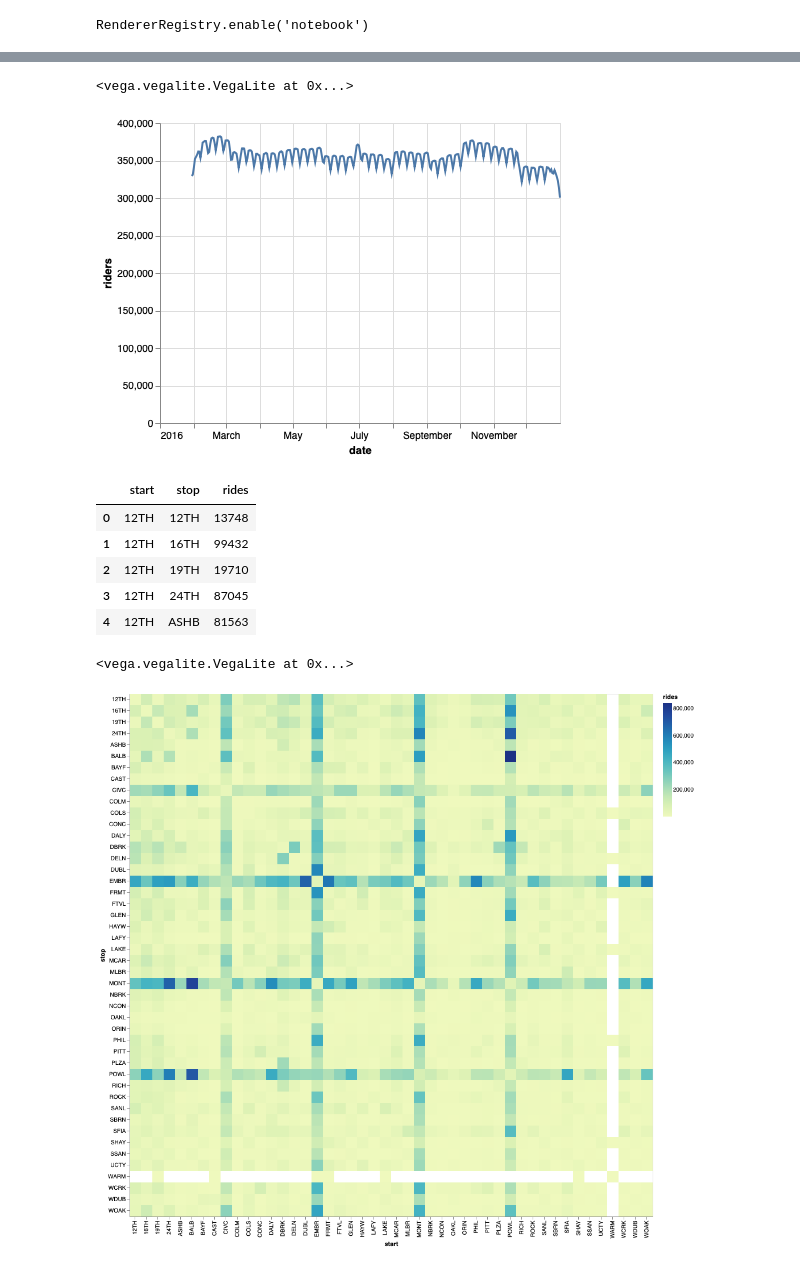
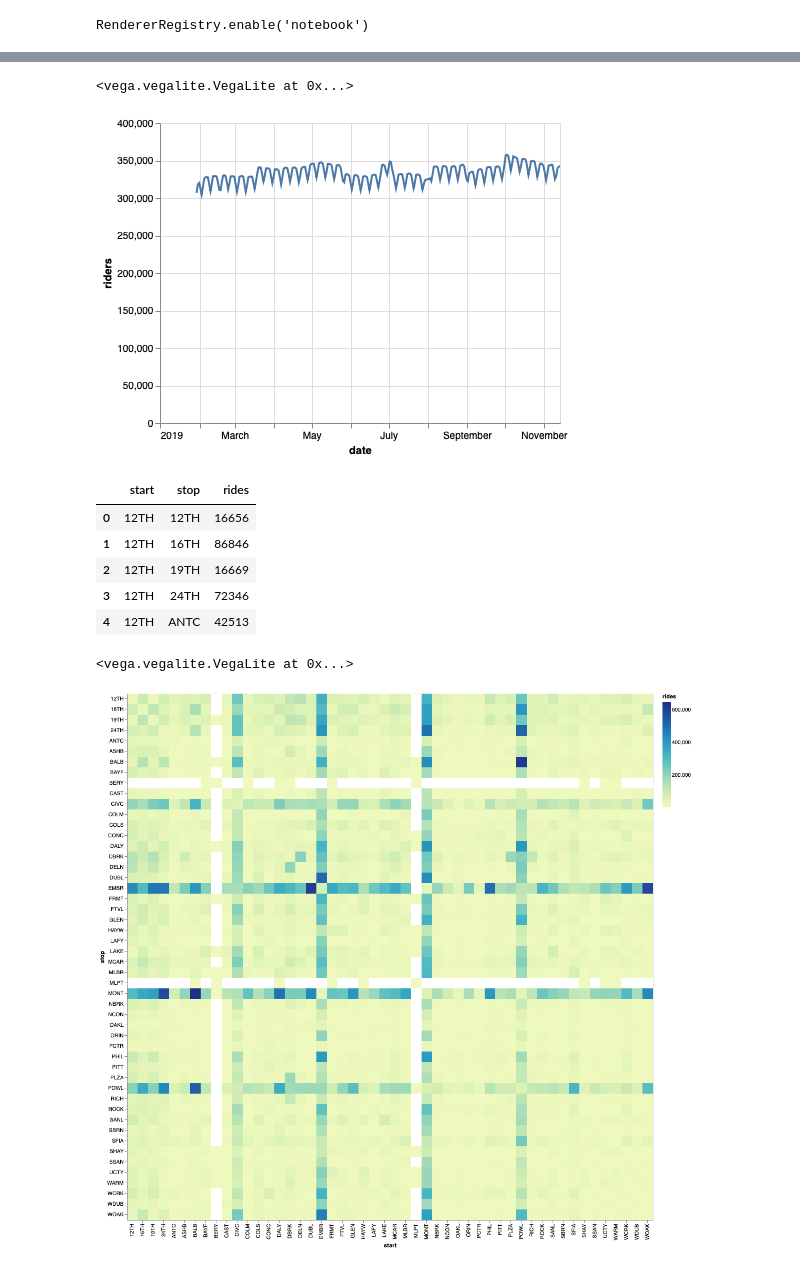
Before and after one commit to audy/bart-analysis, a Jupyter notebook: barts.ipynb, the cells around one changed output, grey strips where cells are left out. Cells and saved outputs as stored; diff of their text form; code cells hidden in the pictures.

```diff
--- a/barts.ipynb
+++ b/barts.ipynb
@@ -12,9 +17,18 @@ RendererRegistry.enable('notebook')
 # %%
 df = pd.concat(
     [
-        pd.read_csv('http://64.111.127.166/origin-destination/date-hour-soo-dest-2017.csv.gz', header=None),
-        pd.read_csv('http://64.111.127.166/origin-destination/date-hour-soo-dest-2018.csv.gz', header=None),
-        pd.read_csv('http://64.111.127.166/origin-destination/date-hour-soo-dest-2019.csv.gz', header=None)
+#         pd.read_csv(
+#             "http://64.111.127.166/origin-destination/date-hour-soo-dest-2017.csv.gz",
+#             header=None,
+#         ),
+#         pd.read_csv(
+#             "http://64.111.127.166/origin-destination/date-hour-soo-dest-2018.csv.gz",
+#             header=None,
+#         ),
+        pd.read_csv(
+            "http://64.111.127.166/origin-destination/date-hour-soo-dest-2019.csv.gz",
+            header=None,
+        ),
     ]
 )
 # %%
@@ -52,34 +61,33 @@ alt.Chart(
 # %%
-ser = pd.DataFrame(pd.Series(df.groupby('date').apply(lambda x: x.riders.sum())).rolling(window=30).mean()).reset_index()
-ser.columns = [ 'date', 'riders']
+ser = pd.DataFrame(
+    pd.Series(df.groupby("date").apply(lambda x: x.riders.sum()))
+    .rolling(window=30)
+    .mean()
+).reset_index()
+ser.columns = ["date", "riders"]
 
-alt.Chart(
-    ser
-).mark_line().encode(
-    x='date:T',
-    y='riders'
-)
+alt.Chart(ser).mark_line().encode(x="date:T", y="riders")
 # %% [output]
 <vega.vegalite.VegaLite at 0x...>
-[figure, old version]
+[figure, new version]
 # %%
-totaled = pd.DataFrame(df.groupby(['start', 'stop']).apply(lambda x: sum(x.riders))).reset_index()
-totaled.columns = ['start', 'stop', 'rides']
+totaled = pd.DataFrame(
+    df.groupby(["start", "stop"]).apply(lambda x: sum(x.riders))
+).reset_index()
+totaled.columns = ["start", "stop", "rides"]
 # %%
 totaled.head()
 # %% [output]
 |  | start | stop | rides |
-| 0 | 12TH | 12TH | 13748 |
-| 1 | 12TH | 16TH | 99432 |
-| 2 | 12TH | 19TH | 19710 |
-| 3 | 12TH | 24TH | 87045 |
-| 4 | 12TH | ASHB | 81563 |
+| 0 | 12TH | 12TH | 16656 |
+| 1 | 12TH | 16TH | 86846 |
+| 2 | 12TH | 19TH | 16669 |
+| 3 | 12TH | 24TH | 72346 |
+| 4 | 12TH | ANTC | 42513 |
 # %%
 alt.Chart(totaled).mark_rect().encode(
-    x='start:O',
-    y='stop:O',
-    color='rides'
+    x="start:O", y="stop:O", color="rides", tooltip=["start", "stop", "rides"]
 )
 # %% [output]
 <vega.vegalite.VegaLite at 0x...>
-[figure, old version]
+[figure, new version]
```
Also changed, not shown: parts of 5 cells of this notebook.
